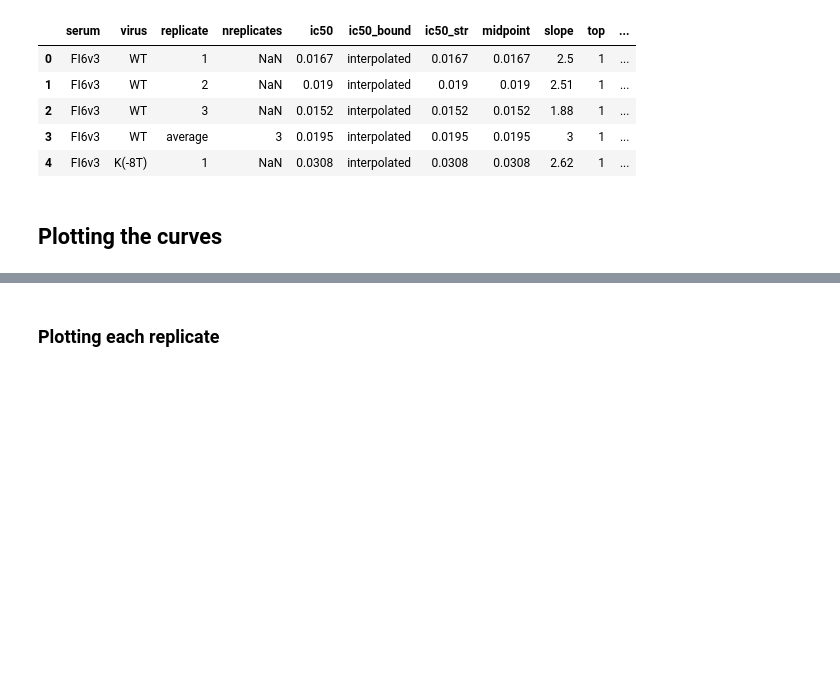
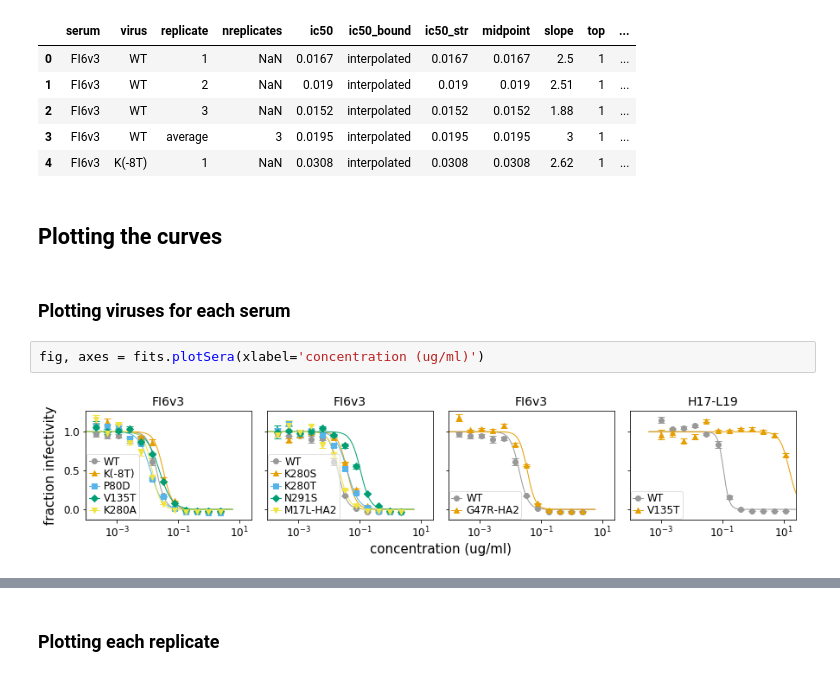
Before and after one commit to jbloomlab/neutcurve, a Jupyter notebook: docs/examples/curvefits.ipynb, the cells around one changed output, grey strips where cells are left out. Drawn from its saved outputs; the diff is of its cells as text; blank space fills up the shorter version.

Commit message:
added `CurveFits.plotSera`

```diff
--- a/docs/examples/curvefits.ipynb
+++ b/docs/examples/curvefits.ipynb
@@ -158,3 +158,9 @@ fits.fitParams(average_only=False).head()
 | 4 | FI6v3 | K(-8T) | 1 | NaN | 0.0308 | interpolated | 0.0308 | 0.0308 | 2.62 | 1 | ... |
 # %% [markdown]
 ## Plotting the curves
+# %% [markdown]
+### Plotting viruses for each serum
+# %%
+fig, axes = fits.plotSera(xlabel='concentration (ug/ml)')
+# %% [output]
+[figure, added]
```
Also changed, not shown: parts of 4 cells of this notebook, 1 other file.
